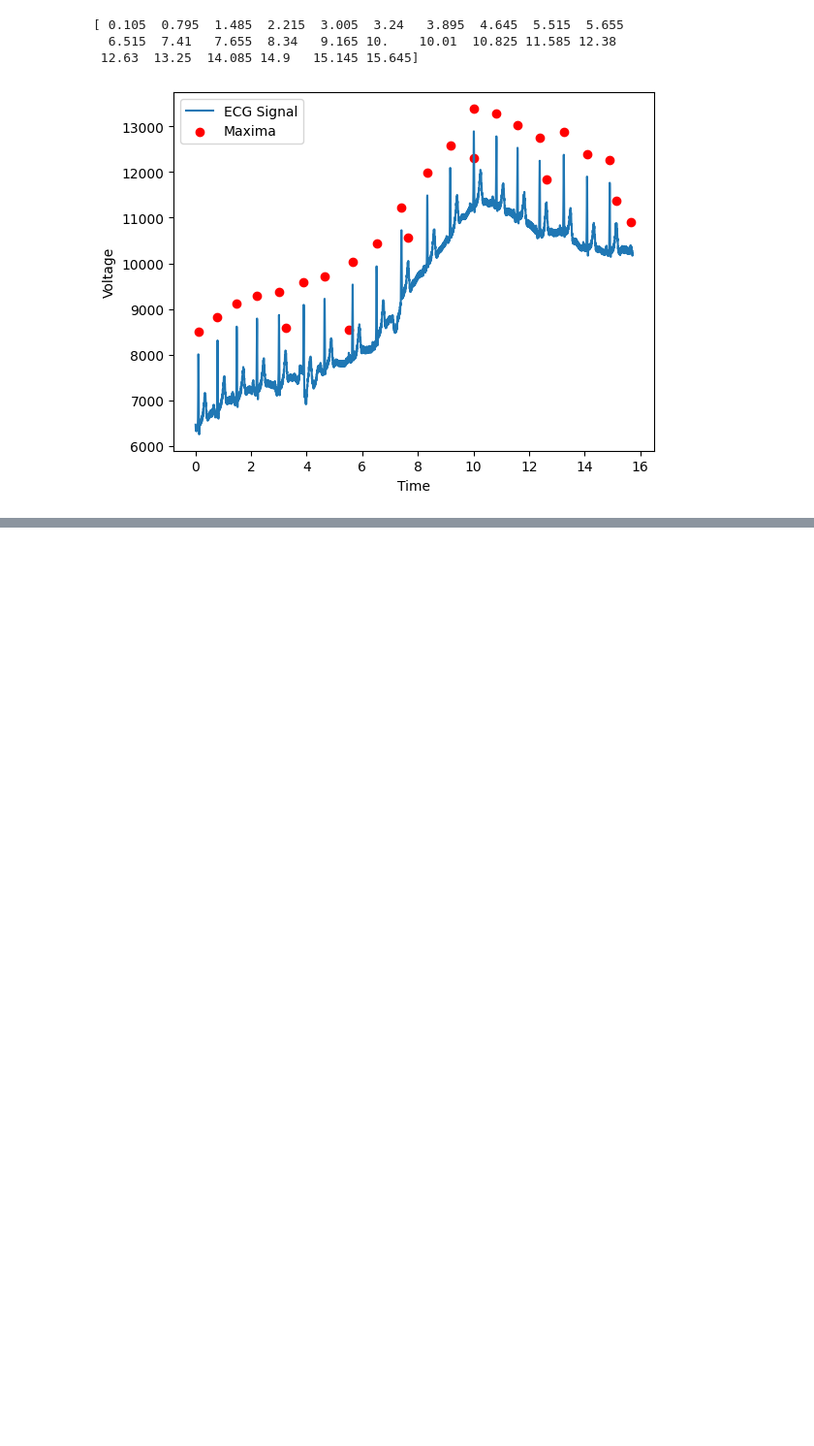
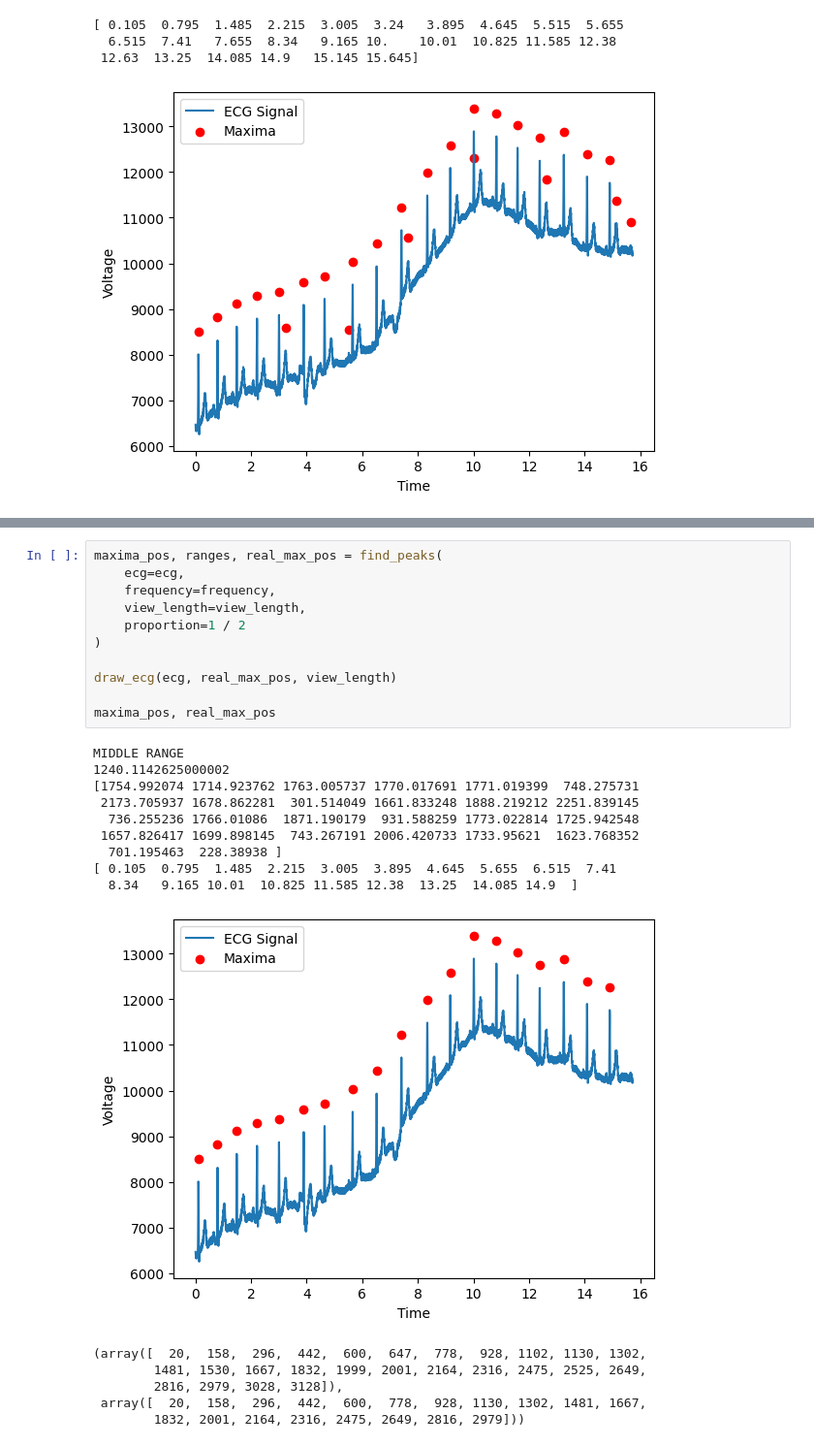
Before and after one commit to jaropis/signalweaver, a Jupyter notebook: crunch.ipynb, the cells around one changed output, grey strips where cells are left out. Shown: that part at 97% size. Drawn from its saved outputs; the diff is of its cells as text; blank space fills up the shorter version.

```diff
--- a/crunch.ipynb
+++ b/crunch.ipynb
@@ -129,0 +179,27 @@ plt.show()
+# %%
+maxima_pos, ranges, real_max_pos = find_peaks(
+    ecg=ecg,
+    frequency=frequency,
+    view_length=view_length,
+    proportion=1 / 2
+)
+
+draw_ecg(ecg, real_max_pos, view_length)
+
+maxima_pos, real_max_pos
+# %% [output]
+MIDDLE RANGE
+1240.1142625000002
+[1754.992074 1714.923762 1763.005737 1770.017691 1771.019399  748.275731
+ 2173.705937 1678.862281  301.514049 1661.833248 1888.219212 2251.839145
+  736.255236 1766.01086  1871.190179  931.588259 1773.022814 1725.942548
+ 1657.826417 1699.898145  743.267191 2006.420733 1733.95621  1623.768352
+  701.195463  228.38938 ]
+[ 0.105  0.795  1.485  2.215  3.005  3.895  4.645  5.655  6.515  7.41
+  8.34   9.165 10.01  10.825 11.585 12.38  13.25  14.085 14.9  ]
+[figure, added]
+(array([  20,  158,  296,  442,  600,  647,  778,  928, 1102, 1130, 1302,
+        1481, 1530, 1667, 1832, 1999, 2001, 2164, 2316, 2475, 2525, 2649,
+        2816, 2979, 3028, 3128]),
+ array([  20,  158,  296,  442,  600,  778,  928, 1130, 1302, 1481, 1667,
+        1832, 2001, 2164, 2316, 2475, 2649, 2816, 2979]))
```
Also changed, not shown: parts of 5 cells of this notebook.
